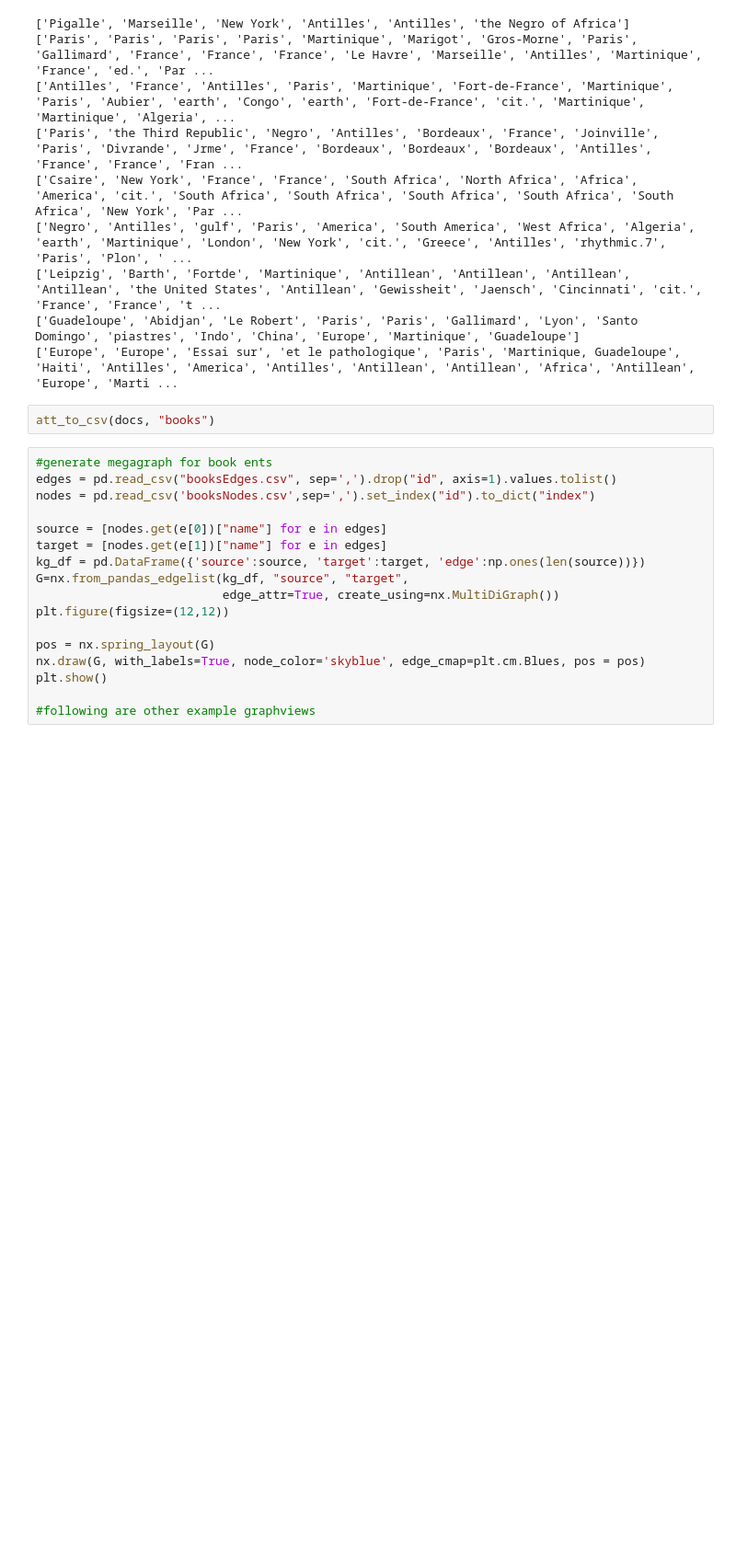
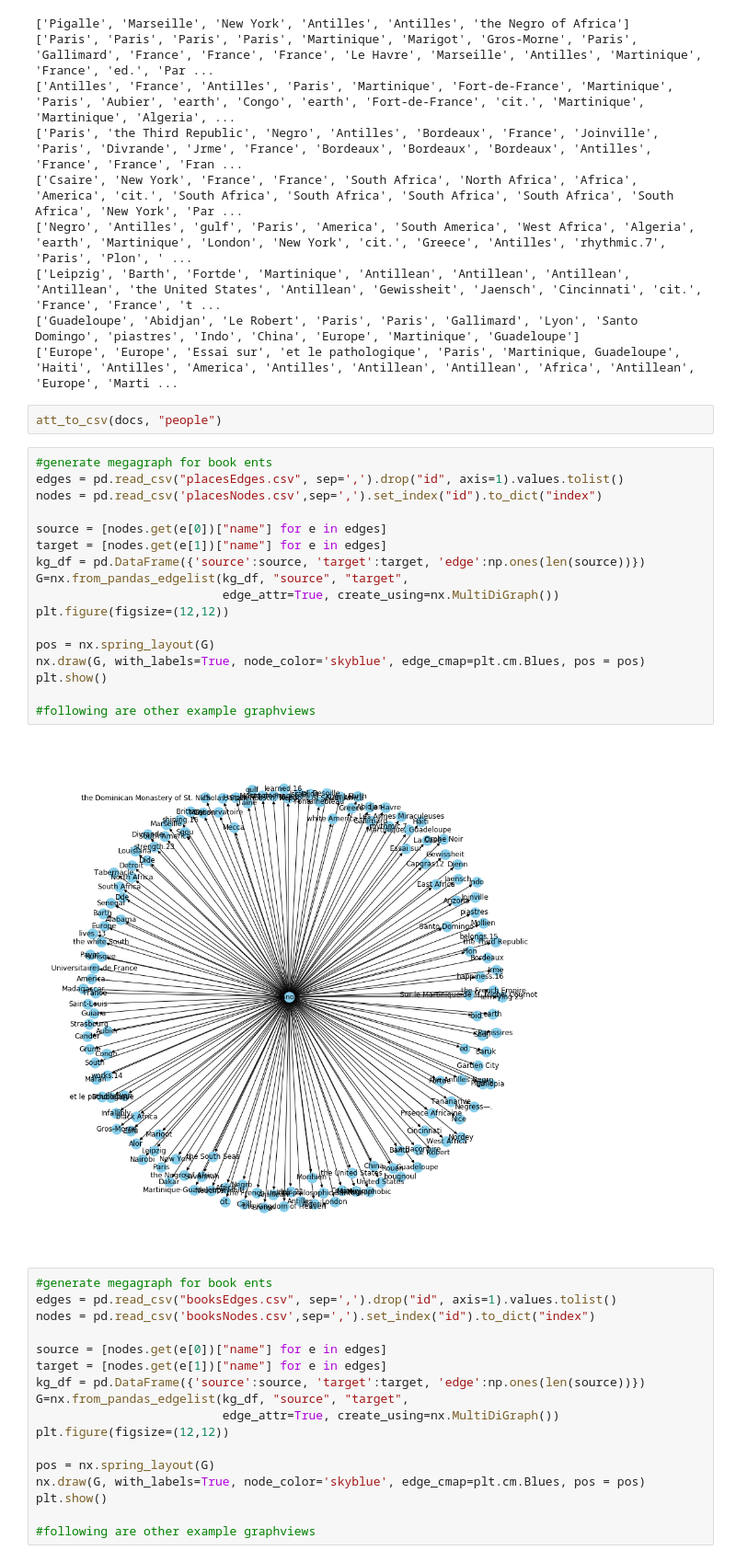
Before and after one commit to Empyr3an/Checkra, a Jupyter notebook: books.ipynb, the cells around one changed output. Shown at 92% size. Drawn from its saved outputs; the diff is of its cells as text; blank space fills up the shorter version.

```diff
--- a/books.ipynb
+++ b/books.ipynb
@@ -112,7 +112,26 @@ for d in docs:
 ['Guadeloupe', 'Abidjan', 'Le Robert', 'Paris', 'Paris', 'Gallimard', 'Lyon', 'Santo Domingo', 'piastres', 'Indo', 'China', 'Europe', 'Martinique', 'Guadeloupe']
 ['Europe', 'Europe', 'Essai sur', 'et le pathologique', 'Paris', 'Martinique, Guadeloupe', 'Haiti', 'Antilles', 'America', 'Antilles', 'Antillean', 'Antillean', 'Africa', 'Antillean', 'Europe', 'Marti ...
 # %%
-att_to_csv(docs, "books")
+att_to_csv(docs, "people")
+# %%
+#generate megagraph for book ents
+edges = pd.read_csv("placesEdges.csv", sep=',').drop("id", axis=1).values.tolist()
+nodes = pd.read_csv('placesNodes.csv',sep=',').set_index("id").to_dict("index")
+
+source = [nodes.get(e[0])["name"] for e in edges]
+target = [nodes.get(e[1])["name"] for e in edges]
+kg_df = pd.DataFrame({'source':source, 'target':target, 'edge':np.ones(len(source))})
+G=nx.from_pandas_edgelist(kg_df, "source", "target",
+                          edge_attr=True, create_using=nx.MultiDiGraph())
+plt.figure(figsize=(12,12))
+
+pos = nx.spring_layout(G)
+nx.draw(G, with_labels=True, node_color='skyblue', edge_cmap=plt.cm.Blues, pos = pos)
+plt.show()
+
+#following are other example graphviews
+# %% [output]
+[figure, added]
 # %%
 #generate megagraph for book ents
 edges = pd.read_csv("booksEdges.csv", sep=',').drop("id", axis=1).values.tolist()
```
Also changed, not shown: parts of 3 cells of this notebook, 7 other files.
